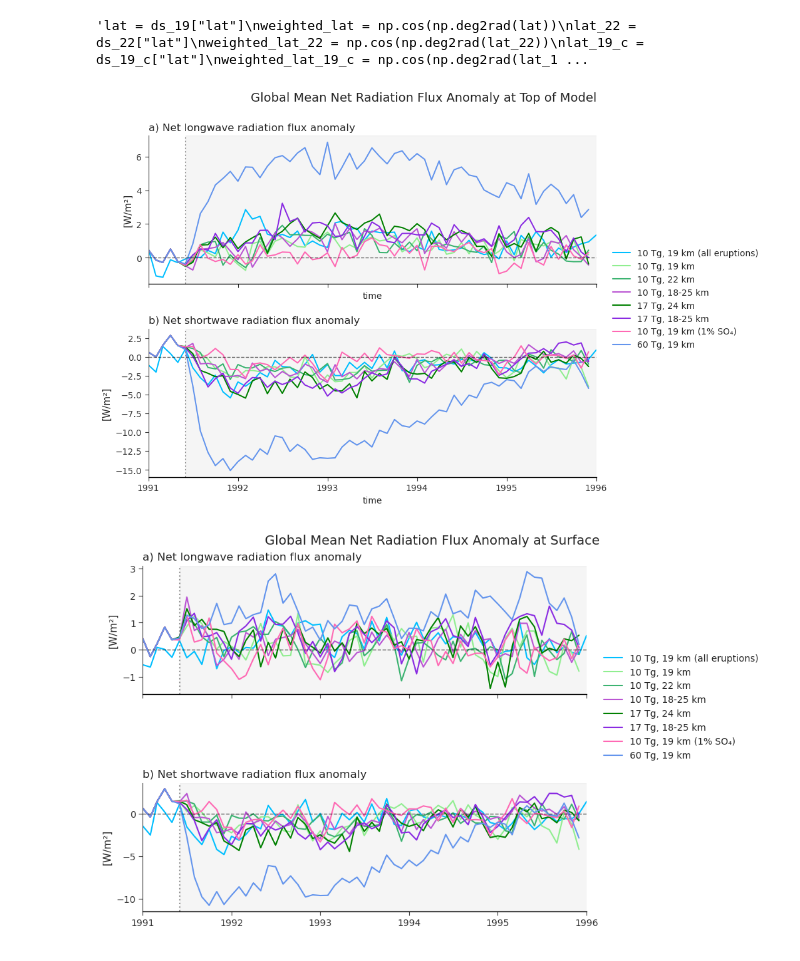
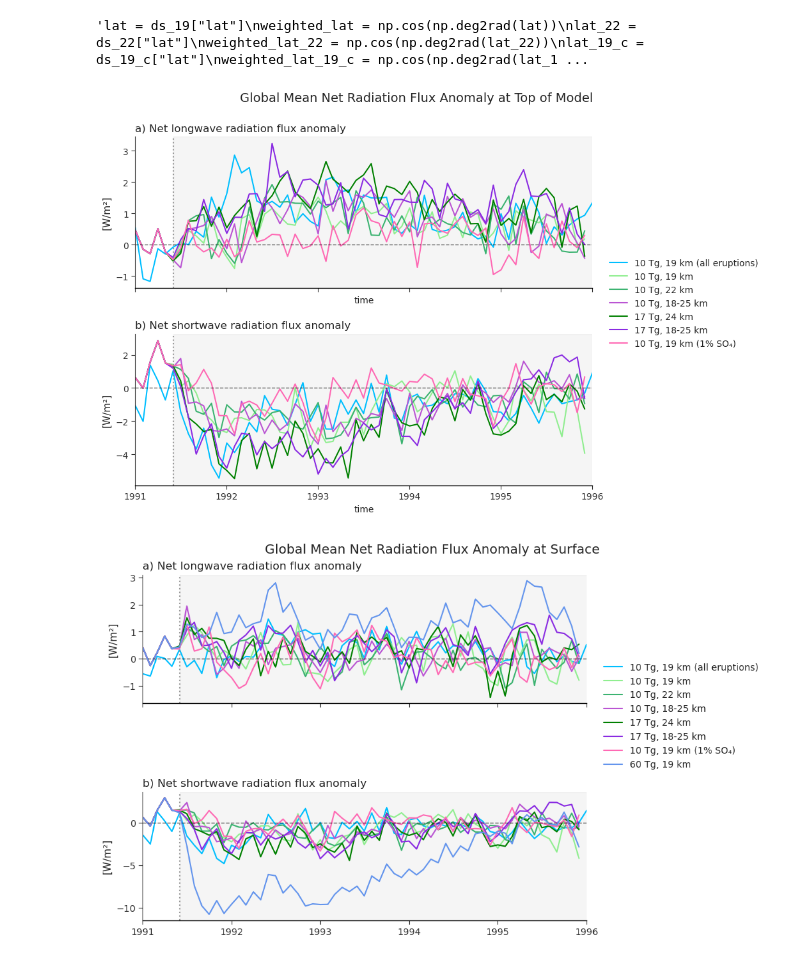
Before and after one commit to EliHHogemo/master_thesis, a Jupyter notebook: radiation.ipynb, the cells around one changed output. Saved outputs shown, nothing was run; the diff lists cells and outputs as text; code cells hidden in the pictures.

```diff
--- a/radiation.ipynb
+++ b/radiation.ipynb
@@ -274,7 +274,7 @@ netlwtom_1825_anom.plot(ax=ax_lw, color="mediumorchid", lw=1.5, label="10 Tg, 18
 netlwtom_24_anom.plot(ax=ax_lw, color="green", lw=1.5, label="17 Tg, 24 km")
 netlwtom_1825_17tg_anom.plot(ax=ax_lw, color="blueviolet", lw=1.5, label="17 Tg, 18-25 km")
 netlwtom_1pr_anom.plot(ax=ax_lw, color="hotpink", lw=1.5, label="10 Tg, 19 km (1% SO₄)")
-netlwtom_60tg_anom.plot(ax=ax_lw, color="cornflowerblue", lw=1.5, label="60 Tg, 19 km")
+#netlwtom_60tg_anom.plot(ax=ax_lw, color="cornflowerblue", lw=1.5, label="60 Tg, 19 km")
 
 netswtom_anom.plot(ax=ax_sw, color="deepskyblue", lw=1.5)
 netswtom_19_c_anom.plot(ax=ax_sw, color="lightgreen", lw=1.5)
@@ -283,7 +283,7 @@ netswtom_1825_anom.plot(ax=ax_sw, color="mediumorchid", lw=1.5)
 netswtom_24_anom.plot(ax=ax_sw, color="green", lw=1.5)
 netswtom_1825_17tg_anom.plot(ax=ax_sw, color="blueviolet", lw=1.5)
 netswtom_1pr_anom.plot(ax=ax_sw, color="hotpink", lw=1.5)
-netswtom_60tg_anom.plot(ax=ax_sw, color="cornflowerblue", lw=1.5)
+#netswtom_60tg_anom.plot(ax=ax_sw, color="cornflowerblue", lw=1.5)
 
 titles = ["a) Net longwave radiation flux anomaly", "b) Net shortwave radiation flux anomaly"]
 axes = [ax_lw, ax_sw]
@@ -293,34 +293,34 @@ for i, ax in enumerate(axes):
     ax.axvline(eruption_date, color='gray', ls=":", alpha=0.8)
     ax.axvspan(eruption_date, end_date, color='gray', alpha=0.08, zorder=0)
 
     ax.set_ylabel("[W/m²]", fontsize=11)
     ax.set_title(titles[i], loc='left', fontsize=12)
     ax.tick_params(direction='out', length=4)
 
     ax.set_xlim(start_date, end_date)
     ax.set_xticks(xticks)
     ax.set_xticklabels(xtick_labels)
 
     sns.despine(ax=ax)
 
     ax.spines['bottom'].set_visible(True)
     ax.spines['bottom'].set_color('black')
     ax.spines['bottom'].set_linewidth(1.0)
 
 fig.suptitle("Global Mean Net Radiation Flux Anomaly at Top of Model", fontsize=14)
 
 ax_lw.legend(
     loc="center left",
     bbox_to_anchor=(1.02, -0.1),
     frameon=False,
     fontsize=10
 )
 
 fig.subplots_adjust(right=0.75, left=0.1, bottom=0.1, top=0.88, hspace=0.3)
 
 plt.show()
 # %% [output]
-[figure, old version]
+[figure, new version]
 # %%
 lw_surf_19 = xr.open_dataset("/nird/datapeak/NS1004K/elihho/output_pinatubo/NHIST_tropstratchem_f09_tn14_20250917_1975_2014/FLNS_h0_1975-2014.nc")
 shifted_time_19 = np.array([shift_one_month_back(t) for t in lw_surf_19['time'].values])
```
Also changed, not shown: parts of 7 cells of this notebook, 4 other files.
